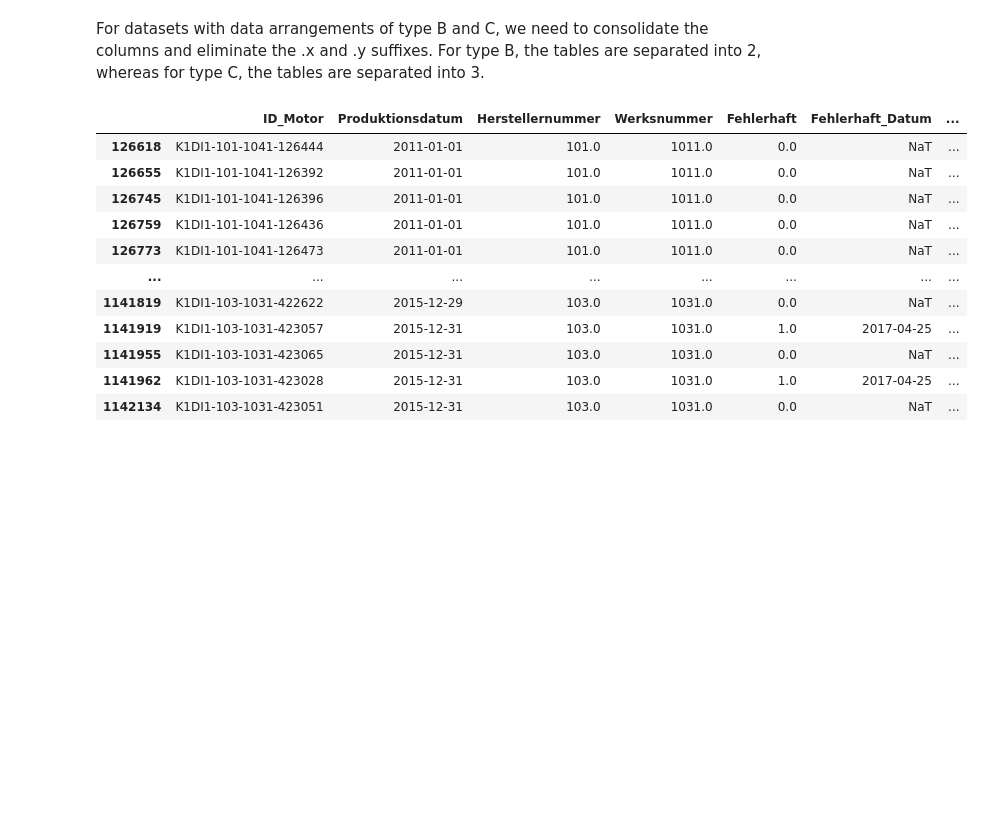
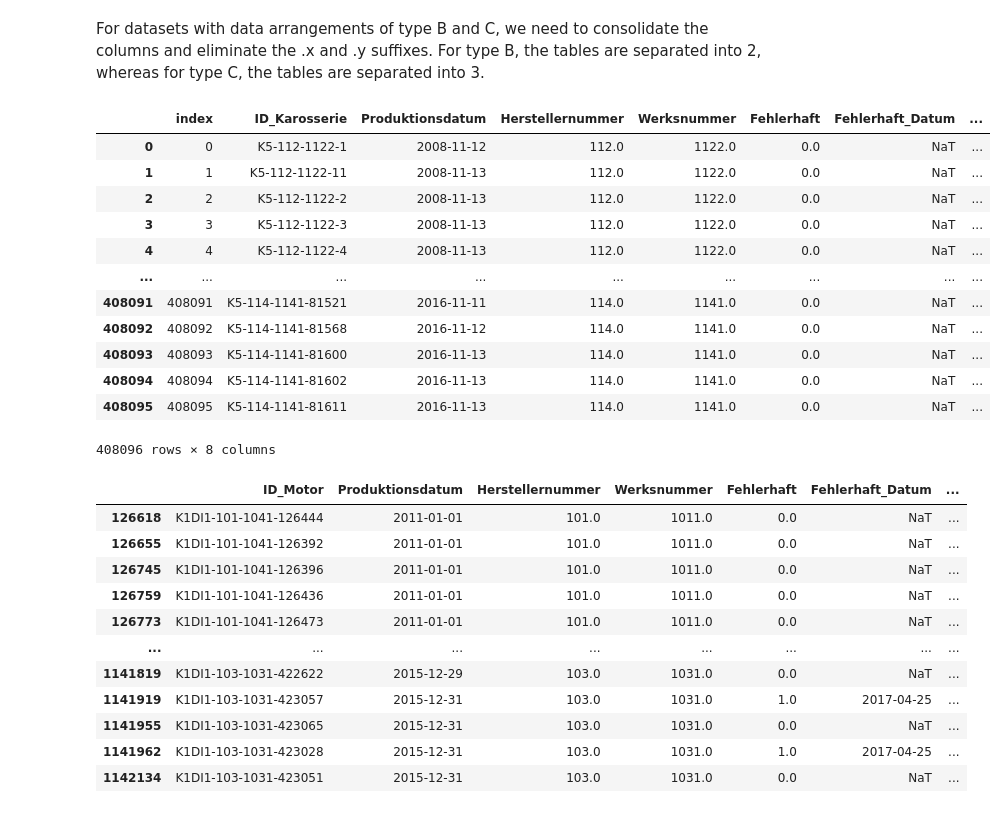
Before and after one commit to amrul87/IDA, a Jupyter notebook: Case_Study_IDA_Group_33/Case_Study_Group_33.ipynb, the cells around one changed output. Cells and saved outputs as stored; diff of their text form; code cells hidden in the pictures; blank space fills up the shorter version.

```diff
--- a/Case_Study_IDA_Group_33/Case_Study_Group_33.ipynb
+++ b/Case_Study_IDA_Group_33/Case_Study_Group_33.ipynb
@@ -119,7 +128,7 @@ K2LE1_x = K2LE1_x.rename(columns={'ID_Sitze.x':'ID_Sitze'})
 K2LE1_y = K2LE1_y.rename(columns={'ID_Sitze.y':'ID_Sitze'})
 K2LE1_x = K2LE1_x.loc[:,'ID_Sitze':'Fehlerhaft_Fahrleistung']
 K2LE1_y = K2LE1_y.loc[:,'ID_Sitze':'Fehlerhaft_Fahrleistung']
-K2LE1_c = pd.concat([K2LE1_x, K2LE1_y], axis=0)
+K2LE1_c = pd.concat([K2LE1_x, K2LE1_y], axis=0).reset_index(drop=True)
 
 K3SG1_x = K3SG1[K3SG1['ID_Schaltung.x'].notna()].rename(columns=col_names_x)
 K3SG1_y = K3SG1[K3SG1['ID_Schaltung.y'].notna()].rename(columns=col_names_y)
@@ -127,9 +136,25 @@ K3SG1_x = K3SG1_x.rename(columns={'ID_Schaltung.x':'ID_Schaltung'})
 K3SG1_y = K3SG1_y.rename(columns={'ID_Schaltung.y':'ID_Schaltung'})
 K3SG1_x = K3SG1_x.loc[:,'ID_Schaltung':'Fehlerhaft_Fahrleistung']
 K3SG1_y = K3SG1_y.loc[:,'ID_Schaltung':'Fehlerhaft_Fahrleistung']
-K3SG1_c = pd.concat([K3SG1_x, K3SG1_y], axis=0)
+K3SG1_c = pd.concat([K3SG1_x, K3SG1_y], axis=0).reset_index(drop=True)
 
-# separate type B tables based on the suffixes, rename the columns, and
+K4_x = K4[K4['ID_Karosserie.x'].notna()].rename(columns=col_names_x)
+K4_y = K4[K4['ID_Karosserie.y'].notna()].rename(columns=col_names_y)
+K4_x = K4_x.rename(columns={'ID_Karosserie.x':'ID_Karosserie'})
+K4_y = K4_y.rename(columns={'ID_Karosserie.y':'ID_Karosserie'})
+K4_x = K4_x.loc[:,'ID_Karosserie':'Fehlerhaft_Fahrleistung']
+K4_y = K4_y.loc[:,'ID_Karosserie':'Fehlerhaft_Fahrleistung']
+K4_c = pd.concat([K4_x, K4_y], axis=0).reset_index(drop=True)
+
+K5_x = K5[K5['ID_Karosserie.x'].notna()].rename(columns=col_names_x)
+K5_y = K5[K5['ID_Karosserie.y'].notna()].rename(columns=col_names_y)
+K5_x = K5_x.rename(columns={'ID_Karosserie.x':'ID_Karosserie'})
+K5_y = K5_y.rename(columns={'ID_Karosserie.y':'ID_Karosserie'})
+K5_x = K5_x.loc[:,'ID_Karosserie':'Fehlerhaft_Fahrleistung']
+K5_y = K5_y.loc[:,'ID_Karosserie':'Fehlerhaft_Fahrleistung']
+K5_c = pd.concat([K5_x, K5_y], axis=0).reset_index(drop=True)
+
+# separate type C tables based on the suffixes, rename the columns, and
 # concatenate vertically, and finally extract the columns that contain the data.
 # the cleaned up dataset is added with suffix '_c'
 K1DI1_x = K1DI1[K1DI1['ID_Motor.x'].notna()].loc[:,'ID_Motor.x':'Fehlerhaft_Fahrleistung.x'].rename(columns=col_names_x)
@@ -138,7 +163,23 @@ K1DI1_  = K1DI1[K1DI1['ID_Motor'].notna()]
 K1DI1_x = K1DI1_x.rename(columns={'ID_Motor.x':'ID_Motor'})
 K1DI1_y = K1DI1_y.rename(columns={'ID_Motor.y':'ID_Motor'})
 K1DI1_  = K1DI1_.loc[:,'ID_Motor':'Fehlerhaft_Fahrleistung']
-K1DI1_c = pd.concat([K1DI1_x, K1DI1_y, K1DI1_], axis=0)
+K1DI1_c = pd.concat([K1DI1_x, K1DI1_y, K1DI1_], axis=0).reset_index(drop=True)
+# %%
+K5_c
+# %% [output]
+|  | index | ID_Karosserie | Produktionsdatum | Herstellernummer | Werksnummer | Fehlerhaft | Fehlerhaft_Datum | ... |
+| 0 | 0 | K5-112-1122-1 | 2008-11-12 | 112.0 | 1122.0 | 0.0 | NaT | ... |
+| 1 | 1 | K5-112-1122-11 | 2008-11-13 | 112.0 | 1122.0 | 0.0 | NaT | ... |
+| 2 | 2 | K5-112-1122-2 | 2008-11-13 | 112.0 | 1122.0 | 0.0 | NaT | ... |
+| 3 | 3 | K5-112-1122-3 | 2008-11-13 | 112.0 | 1122.0 | 0.0 | NaT | ... |
+| 4 | 4 | K5-112-1122-4 | 2008-11-13 | 112.0 | 1122.0 | 0.0 | NaT | ... |
+| ... | ... | ... | ... | ... | ... | ... | ... | ... |
+| 408091 | 408091 | K5-114-1141-81521 | 2016-11-11 | 114.0 | 1141.0 | 0.0 | NaT | ... |
+| 408092 | 408092 | K5-114-1141-81568 | 2016-11-12 | 114.0 | 1141.0 | 0.0 | NaT | ... |
+| 408093 | 408093 | K5-114-1141-81600 | 2016-11-13 | 114.0 | 1141.0 | 0.0 | NaT | ... |
+| 408094 | 408094 | K5-114-1141-81602 | 2016-11-13 | 114.0 | 1141.0 | 0.0 | NaT | ... |
+| 408095 | 408095 | K5-114-1141-81611 | 2016-11-13 | 114.0 | 1141.0 | 0.0 | NaT | ... |
+408096 rows × 8 columns
 # %%
 K1DI1_c[(K1DI1_c['Produktionsdatum'] >= '2011-01-01') & (K1DI1_c['Produktionsdatum'] <= '2015-12-31')]
 # %% [output]
```
Also changed, not shown: parts of 5 cells of this notebook.
